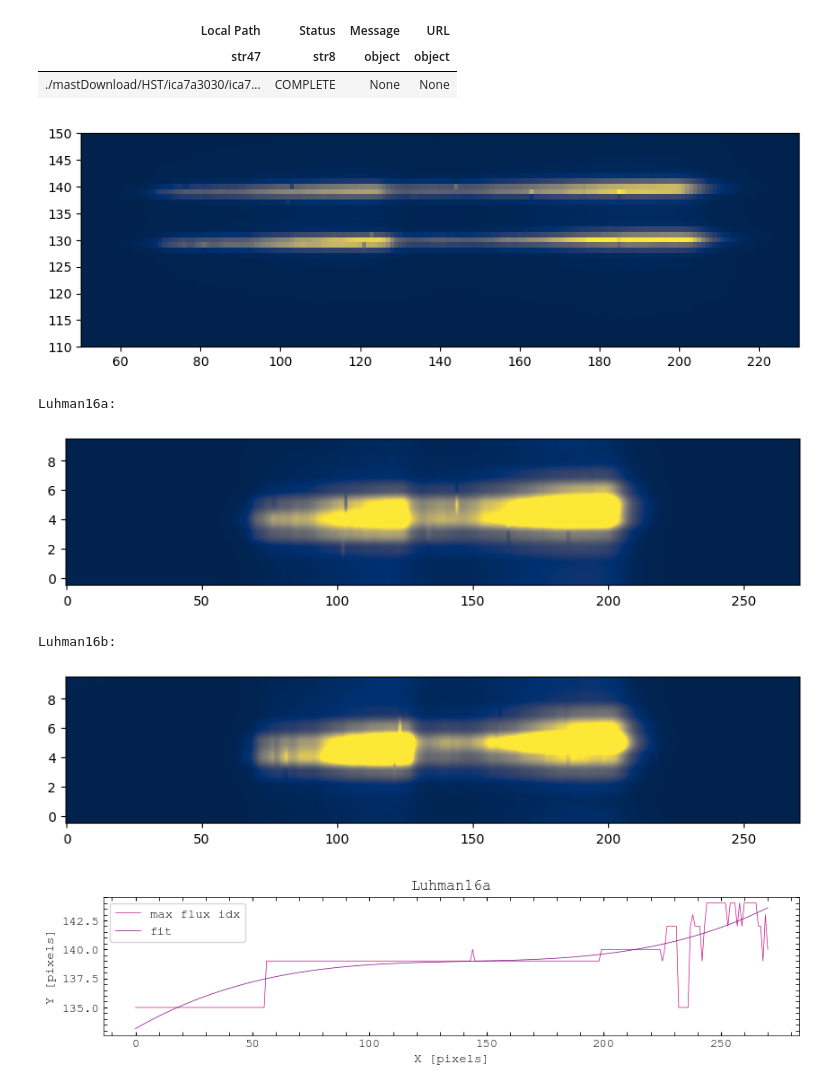
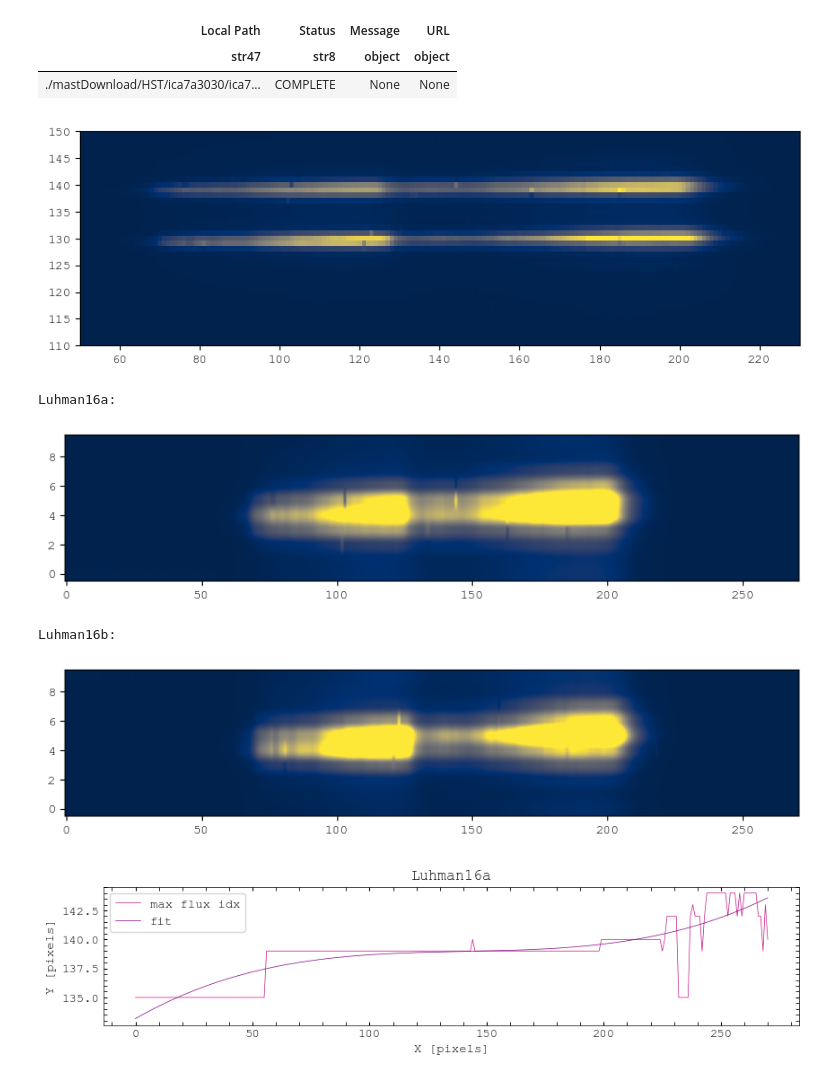
Before and after one commit to elkogerville/ASTROPHYSICS, a Jupyter notebook: SPECTRUM ANALYSIS/HST_Luhman16ab_Spectra_astroquery.ipynb, the cells around one changed output. Saved outputs shown, nothing was run; the diff lists cells and outputs as text; code cells hidden in the pictures.

```diff
--- a/SPECTRUM ANALYSIS/HST_Luhman16ab_Spectra_astroquery.ipynb
+++ b/SPECTRUM ANALYSIS/HST_Luhman16ab_Spectra_astroquery.ipynb
@@ -54,12 +53,13 @@ data, header = load_fits('mastDownload/HST/ica7a3030/ica7a3031_drz.fits')
 # %%
 # display raw HST spectrum
 plt.figure(figsize = (10,3))
+plt.rcParams['font.family'] = 'courier new'
 plt.imshow(data, vmax = 2500, cmap = 'cividis', origin = 'lower', aspect = 'auto')
 plt.xlim(50, 230)
 plt.ylim(110,150)
 plt.show()
 # %% [output]
-[figure, old version]
+[figure, new version]
 # %%
 # crop data to extract Luhman 16b raw spectra counts
 print('Luhman16a:')
@@ -67,6 +67,7 @@ luhman16a = data[135:145, :]
 vmin = np.percentile(luhman16a, 1)
 vmax = np.percentile(luhman16a, 95)
 plt.figure(figsize = (10,2))
+plt.rcParams['font.family'] = 'courier new'
 plt.imshow(luhman16a, vmin = vmin, vmax = vmax, cmap = 'cividis', origin = 'lower', aspect = 'auto')
 plt.show()
 print('Luhman16b:')
@@ -74,13 +75,14 @@ luhman16b = data[125:135, :]
 vmin = np.percentile(luhman16b, 1)
 vmax = np.percentile(luhman16b, 95)
 plt.figure(figsize = (10,2))
+plt.rcParams['font.family'] = 'courier new'
 plt.imshow(luhman16b, vmin = vmin, vmax = vmax, cmap = 'cividis', origin = 'lower', aspect = 'auto')
 plt.show()
 # %% [output]
 Luhman16a:
-[figure, old version]
+[figure, new version]
 Luhman16b:
-[figure, old version]
+[figure, new version]
 # %%
 def compute_spectral_order_model(data, offset = 0):
     '''
```
Also changed, not shown: parts of 6 cells of this notebook.
